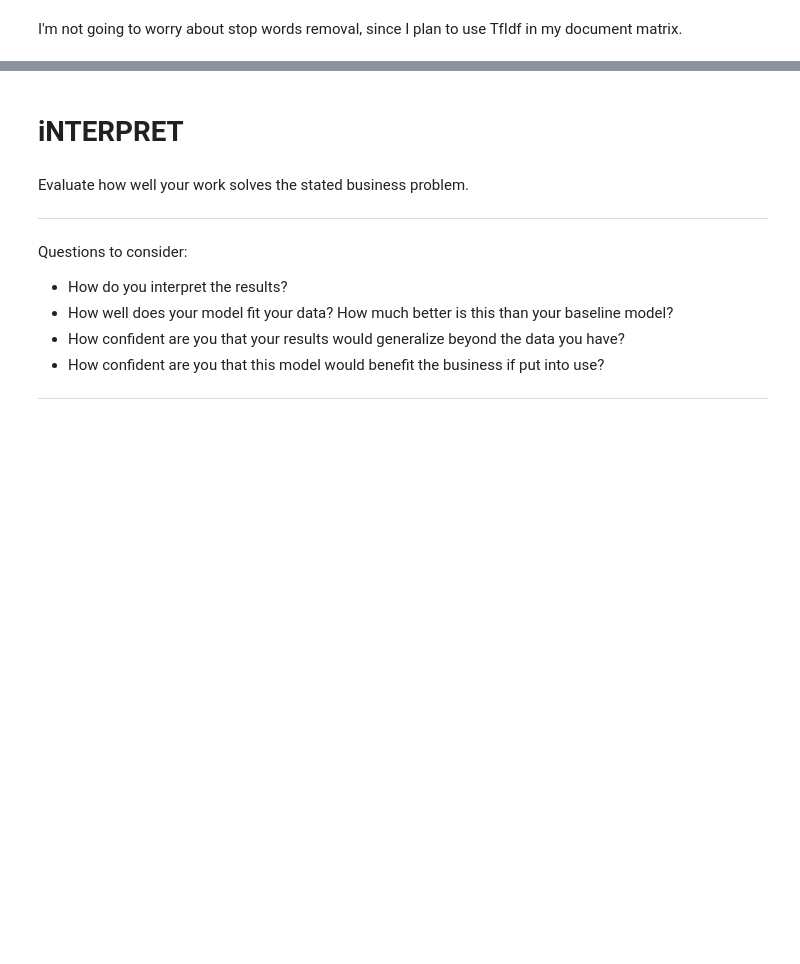
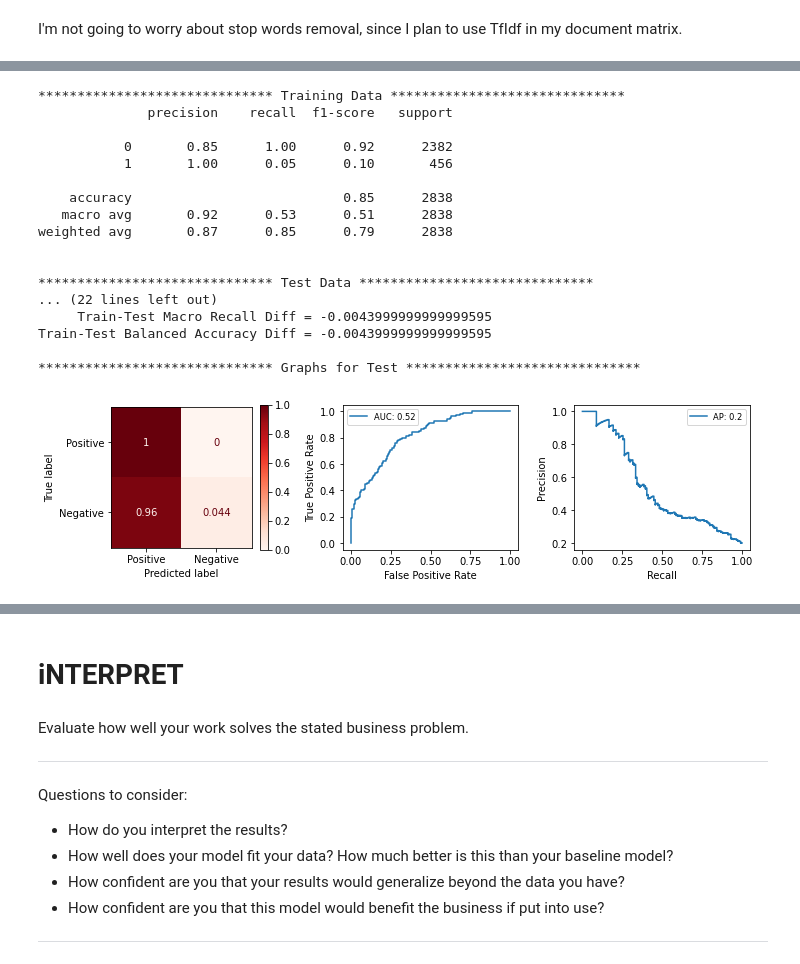
Before and after one commit to jess-miles/nlp-sentiment, a Jupyter notebook: index.ipynb, the cells around one changed output, grey strips where cells are left out. Saved outputs shown, nothing was run; the diff lists cells and outputs as text; code cells hidden in the pictures; blank space fills up the shorter version.

Commit message:
Initial baseline model run

```diff
--- a/index.ipynb
+++ b/index.ipynb
@@ -1100,6 +1103,6 @@ X = df.loc[df['emotion'].isin(['Positive emotion', 'Negative emotion']),
 y = df.loc[df['emotion'].isin(['Positive emotion', 'Negative emotion']),
            'emotion']
 # %%
-y = y.map(lambda x: 1 if x=="Positive emotion" else 0)
+y = y.map(lambda x: 1 if x=="Negative emotion" else 0)
 y.value_counts()
 # %% [output]
@@ -1108,4 +1111,7 @@ y.value_counts()
 Name: emotion, dtype: int64
+# %%
+# 1 is negative, 0 is positive
+class_labels = ['Positive', 'Negative']
 # %%
 # train test split
 X_train, X_test, y_train, y_test = train_test_split(X, y, test_size=0.2)
@@ -1132,12 +1138,3 @@ y_test.value_counts(normalize=True)
 Name: emotion, dtype: float64
 # %% [markdown]
 I'm not going to worry about stop words removal, since I plan to use TfIdf in my document matrix.
-# %%
-vectorizer = TfidfVectorizer(lowercase=True, analyzer='word',
-                             ngram_range=(1, 2))
-
-vectorizer.fit(X_train)
-X_train_tfidf = vectorizer.transform(X_train)
-X_train_df = pd.DataFrame(X_train_tfidf.todense(),
-                          columns=vectorizer.get_feature_names())
-X_train_df
@@ -1157,0 +1165,10 @@ X_train_df
+# %%
+prep_pipe = Pipeline([
+    ('vect', CountVectorizer(tokenizer=tokenize_no_lemmas)),
+    ('trans', TfidfTransformer())
+])
+
+clf_pipe = Pipeline([
+    ('prep', prep_pipe),
+    ('clf', MultinomialNB())
+])
@@ -1157,0 +1300,25 @@ X_train_df
+# %%
+# baseline Multinomial Bayes model with no lemmatization or stop words, Tfidf
+# normalized vectorization, and default params for classifier model
+clf_pipe.fit(X_train, y_train)
+
+eval_clf_model(clf_pipe, X_test, y_test, X_train, y_train, labels=class_labels)
+# %% [output]
+****************************** Training Data ******************************
+              precision    recall  f1-score   support
+
+           0       0.85      1.00      0.92      2382
+           1       1.00      0.05      0.10       456
+
+    accuracy                           0.85      2838
+   macro avg       0.92      0.53      0.51      2838
+weighted avg       0.87      0.85      0.79      2838
+
+
+****************************** Test Data ******************************
+... (22 lines left out)
+     Train-Test Macro Recall Diff = -0.0043999999999999595
+Train-Test Balanced Accuracy Diff = -0.0043999999999999595
+
+****************************** Graphs for Test ******************************
+[figure, added]
```
Also changed, not shown: parts of 22 cells of this notebook.
